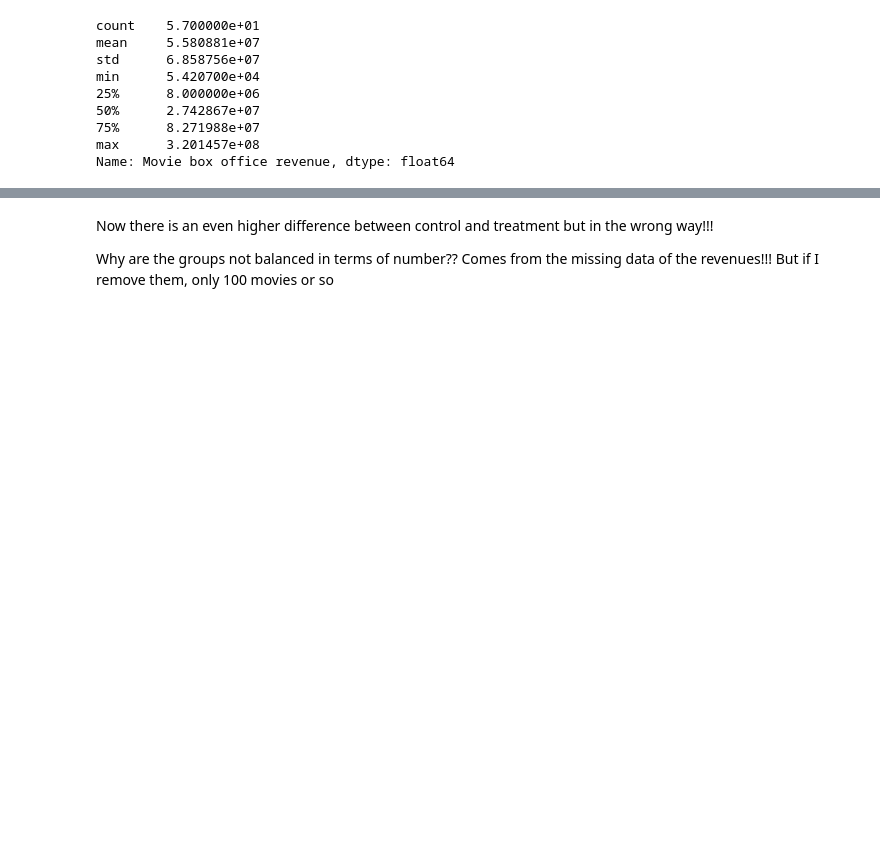
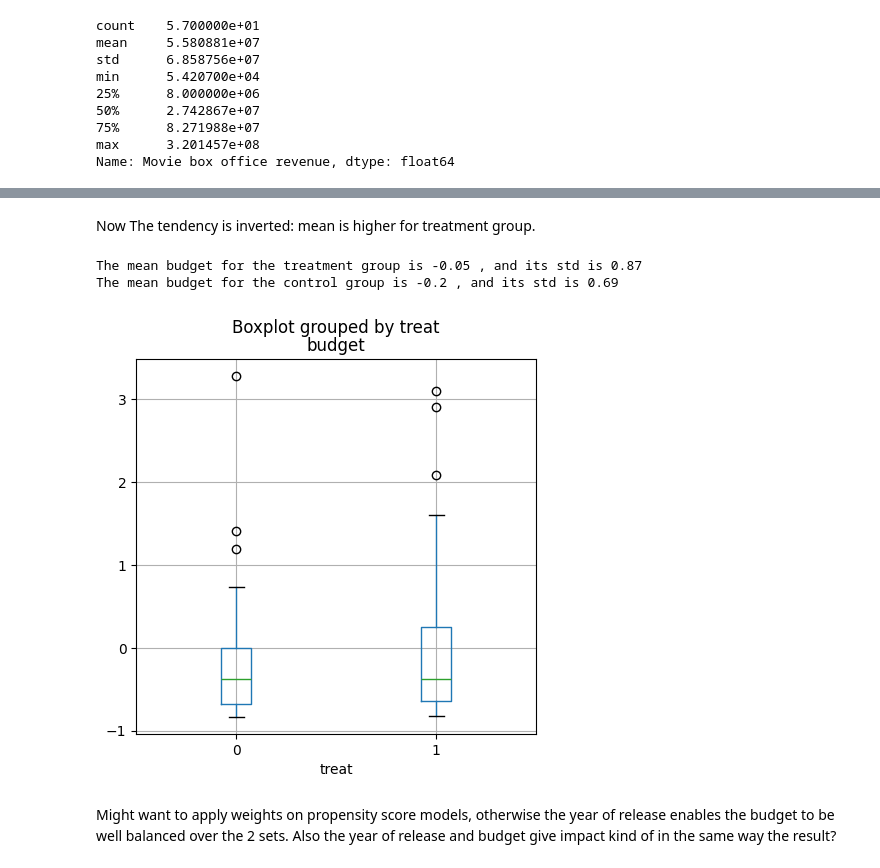
Before and after one commit to epfl-ada/ada-2023-project-dat4k, a Jupyter notebook: test_paired_matching.ipynb, the cells around one changed output, grey strips where cells are left out. Saved outputs shown, nothing was run; the diff lists cells and outputs as text; code cells hidden in the pictures; blank space fills up the shorter version.

```diff
--- a/test_paired_matching.ipynb
+++ b/test_paired_matching.ipynb
@@ -607,9 +657,9 @@ import statsmodels.formula.api as smf
 
 # let's standardize the continuous features
 horror_movies['budget'] = (horror_movies['budget'] - horror_movies['budget'].mean())/horror_movies['budget'].std()
+horror_movies['Movie_release_year'] = (horror_movies['Movie_release_year'] - horror_movies['Movie_release_year'].mean())/horror_movies['Movie_release_year'].std()
 
-
-mod = smf.logit(formula='treat ~  budget', data=horror_movies)
+mod = smf.logit(formula='treat ~  budget + Movie_release_year + C(Northern_America)', data=horror_movies)
 
 res = mod.fit()
 
@@ -725,8 +777,28 @@ max      9.146911e+08
 Name: Movie box office revenue, dtype: float64
-# %% [markdown]
-Now there is an even higher difference between control and treatment but in the wrong way!!!
-
-Why are the groups not balanced in terms of number?? Comes from the missing data of the revenues!!! But if I remove them, only 100 movies or so
+# %% [markdown]
+Now The tendency is inverted: mean is higher for treatment group.
+# %%
+# Box plot of budget for treatment and control group
+balanced_horror_movies.boxplot(by='treat', column='budget', figsize = [5, 5], grid=True)
+
+treatment_budget_mean = treated_group['budget'].mean()
+control_budget_mean = control_group['budget'].mean()
+
+treatment_budget_std = treated_group['budget'].std()
+control_budget_std = control_group['budget'].std()
+
+print('The mean budget for the treatment group is',round(treatment_budget_mean,2),', and its std is',round(treatment_budget_std,2))
+print('The mean budget for the control group is',round(control_budget_mean,2),', and its std is',round(control_budget_std,2))
+
+
+plt.show()
+# %% [output]
+The mean budget for the treatment group is -0.05 , and its std is 0.87
+The mean budget for the control group is -0.2 , and its std is 0.69
+[figure, added]
+# %% [markdown]
+Might want to apply weights on propensity score models, otherwise the year of release enables the budget to be well balanced over the 2 sets.
+Also the year of release and budget give impact kind of in the same way the result?
 # %% [markdown]
 **A DISCUTER**
 
```
Also changed, not shown: parts of 40 cells of this notebook, 1 other file.
